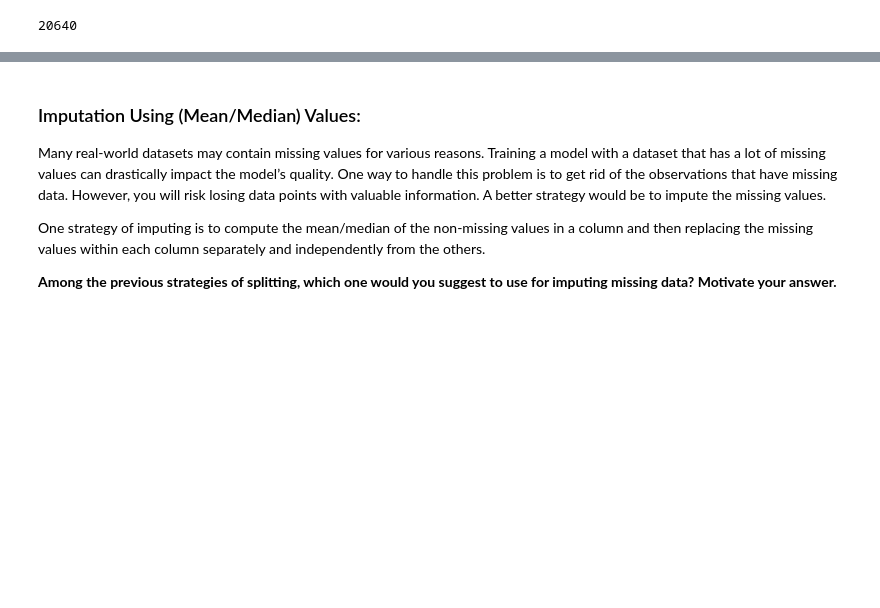
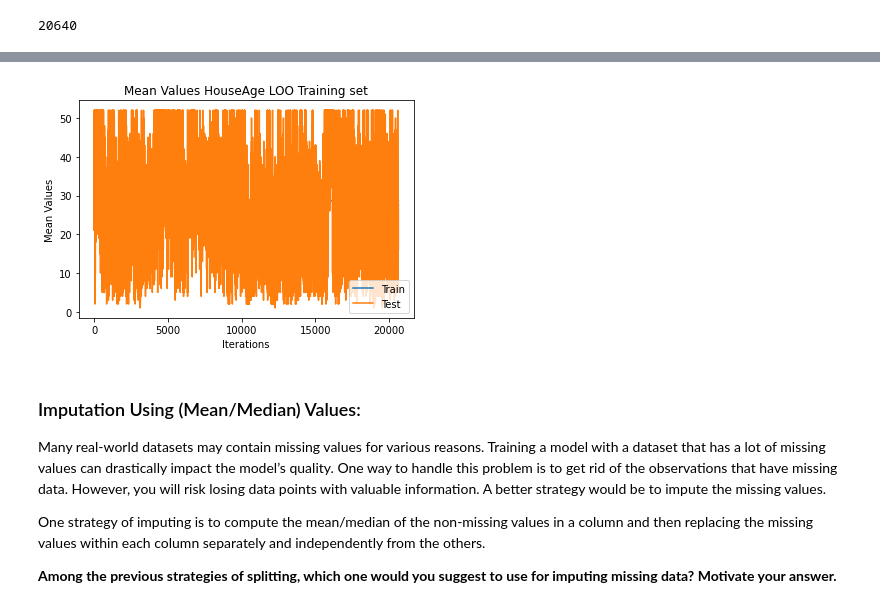
Before and after one commit to mosemb/AdvancedMachineLearning, a Jupyter notebook: lab1/Lab1.ipynb, the cells around one changed output, grey strips where cells are left out. Saved outputs shown, nothing was run; the diff lists cells and outputs as text; code cells hidden in the pictures; blank space fills up the shorter version.

```diff
--- a/lab1/Lab1.ipynb
+++ b/lab1/Lab1.ipynb
@@ -68,7 +68,6 @@ print(kf)
 KFold(n_splits=5, random_state=None, shuffle=False)
 # %%
 def utility_func(df,column,cv):
-
     it =1
     Test_Mean = []
     Train_Mean = []
@@ -86,12 +85,12 @@ def utility_func(df,column,cv):
     return  Train_Mean,Test_Mean,Train_Std,Test_Std
 
 def plot_d(list_1,list_2,title,xlabel,ylabel):
-    plt.plot(list_1)
-    plt.plot(list_2)
+    plt.plot(list_1,label="Train")
+    plt.plot(list_2,label="Test")
     plt.title(title)
     plt.xlabel(xlabel)
     plt.ylabel(ylabel)
-    plt.legend(['Train','Test'])
+    plt.legend()
 # %%
 a = utility_func(df,"MedInc",kf)
 # %% [output]
@@ -305,0 +298,2 @@ len(h)
+# %%
+HouseAgeloo = utility_func(df,"HouseAge",loo)
@@ -306,3 +318,7 @@ len(h)
+# %%
+plot_d(HouseAgeloo[0],HouseAgeloo[1],"Mean Values HouseAge LOO Training set","Iterations","Mean Values")
+# %% [output]
+[figure, added]
 # %% [markdown]
 ### Imputation Using (Mean/Median) Values:
 Many real-world datasets may contain missing values for various reasons.
```
Also changed, not shown: parts of 41 cells of this notebook.
